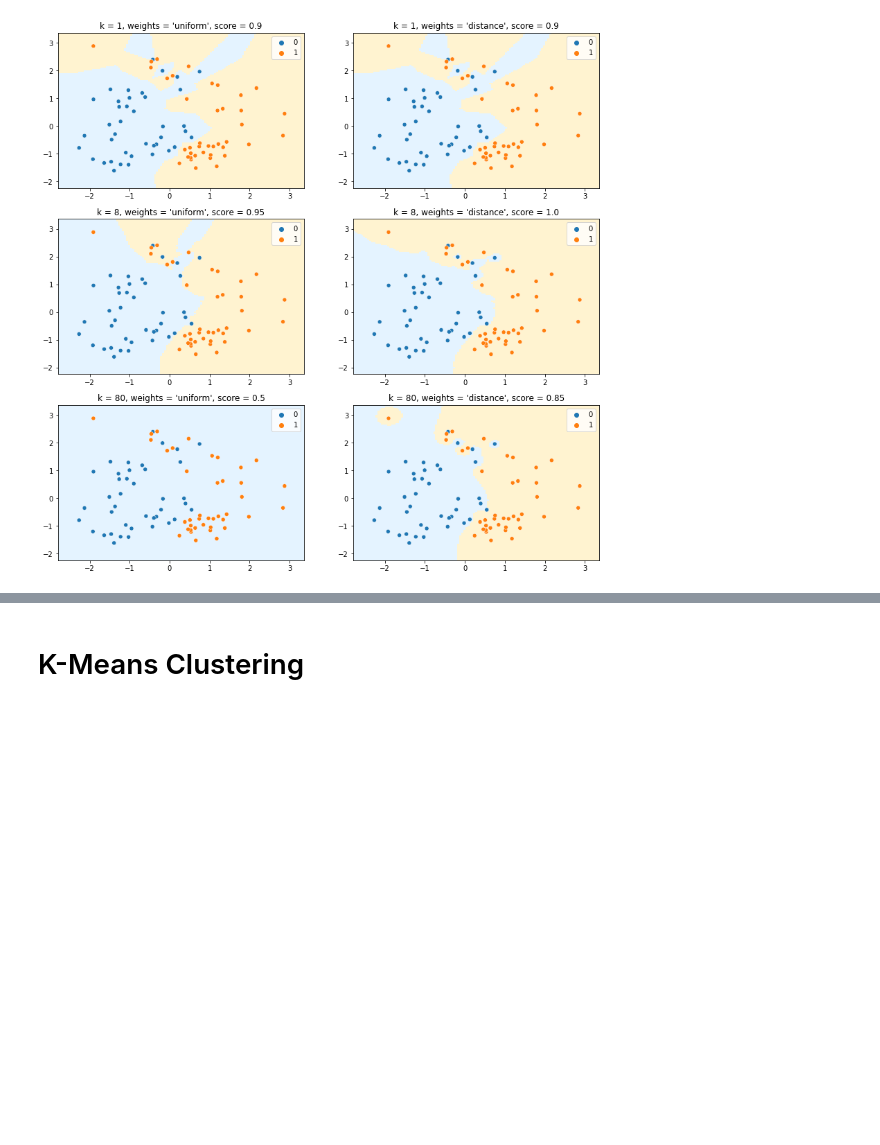
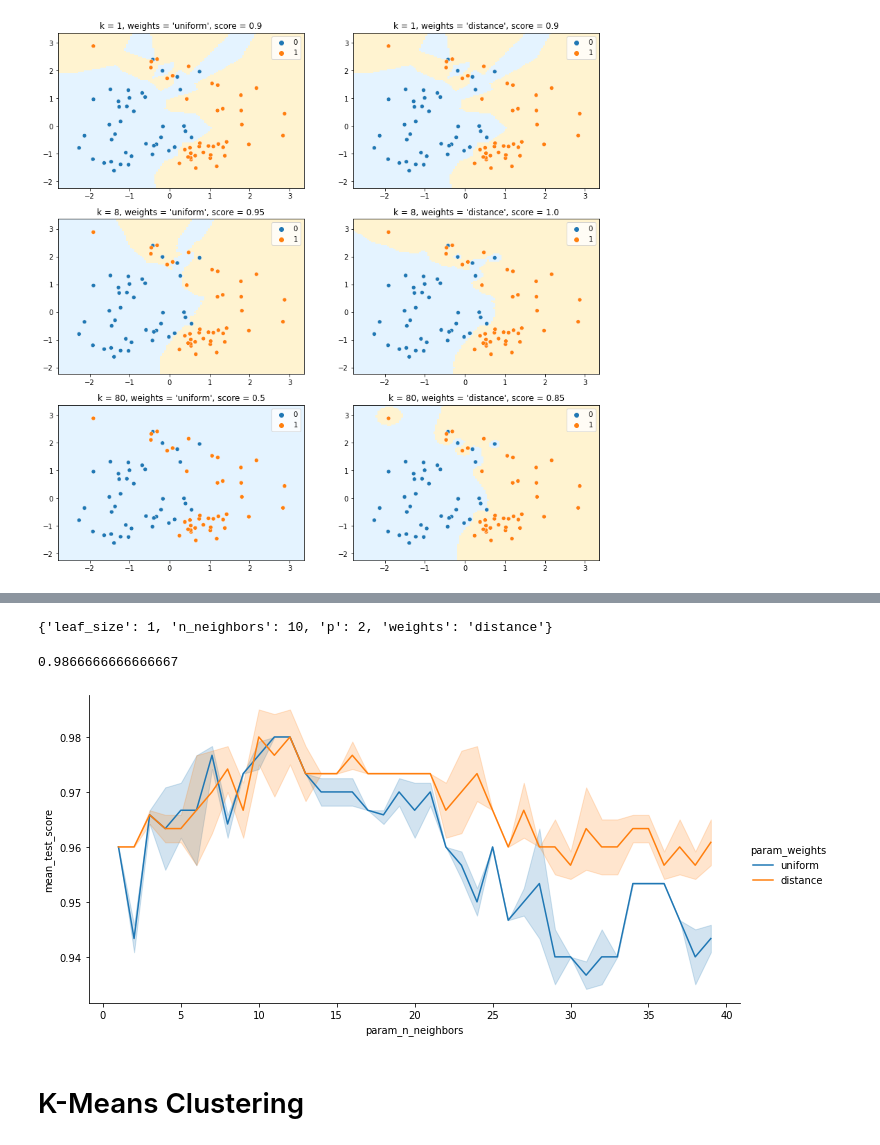
Before and after one commit to thomd/deep-learning-notes, a Jupyter notebook: knn-classifier.ipynb, the cells around one changed output, grey strips where cells are left out. Cells and saved outputs as stored; diff of their text form; code cells hidden in the pictures; blank space fills up the shorter version.

Commit message:
knn-classifier

```diff
--- a/knn-classifier.ipynb
+++ b/knn-classifier.ipynb
@@ -284,0 +294,11 @@ for i, param in enumerate(params):
+# %%
+X, y = datasets.load_iris(return_X_y=True)
+knn = KNeighborsClassifier()
+params = {
+    'n_neighbors': np.arange(1, 40),
+    'weights': ['uniform', 'distance'],
+    'leaf_size': [1, 5, 10, 15],
+    'p': [1, 2]
+}
+grid = GridSearchCV(knn, params, cv=5)
+grid.fit(X, y)
@@ -285,3 +312,23 @@ for i, param in enumerate(params):
+# %%
+grid.best_params_
+# %% [output]
+{'leaf_size': 1, 'n_neighbors': 10, 'p': 2, 'weights': 'distance'}
+# %%
+grid.best_score_
+# %% [output]
+0.9866666666666667
+# %%
+sns.relplot(
+    data=pd.DataFrame.from_dict(grid.cv_results_, orient='columns'),
+    kind='line',
+    x='param_n_neighbors',
+    y='mean_test_score',
+    hue='param_weights',
+    height=5,
+    aspect=2
+);
+# %% [output]
+[figure, added]
 # %% [markdown]
 # K-Means Clustering
 # %% [markdown]
```
Also changed, not shown: parts of 10 cells of this notebook.
